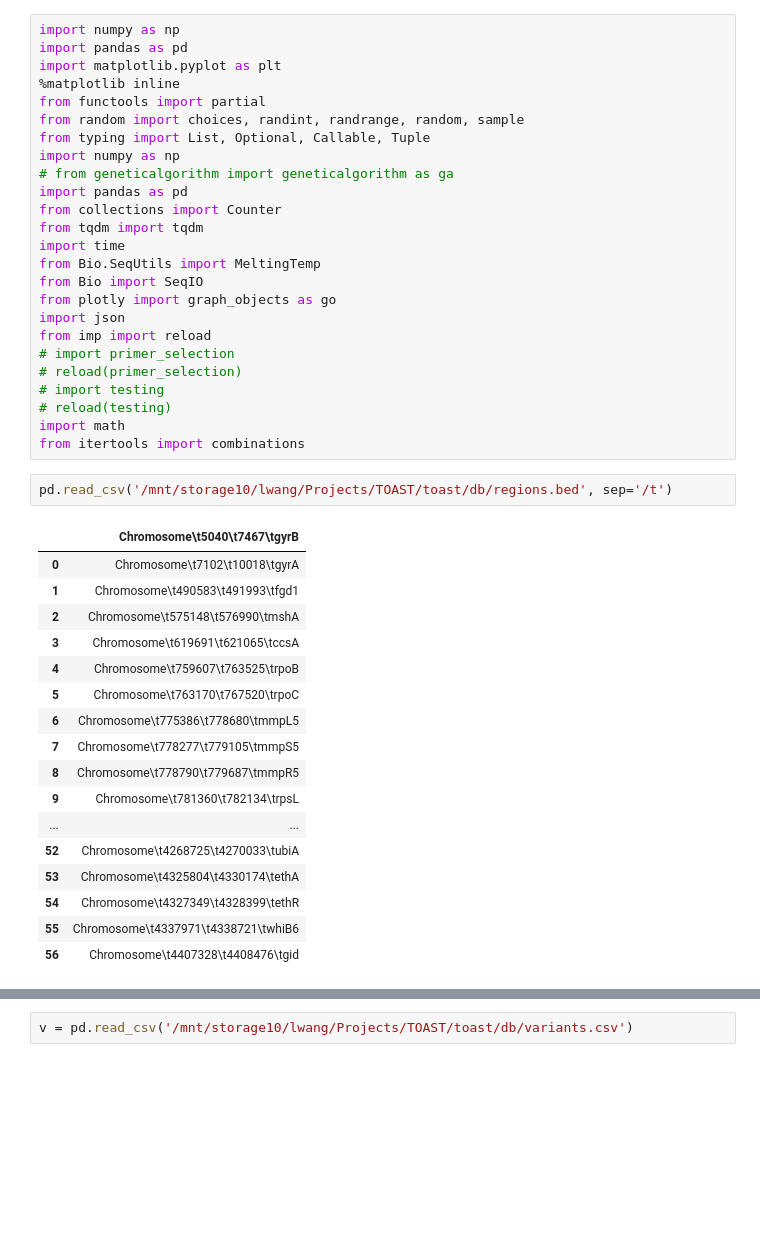
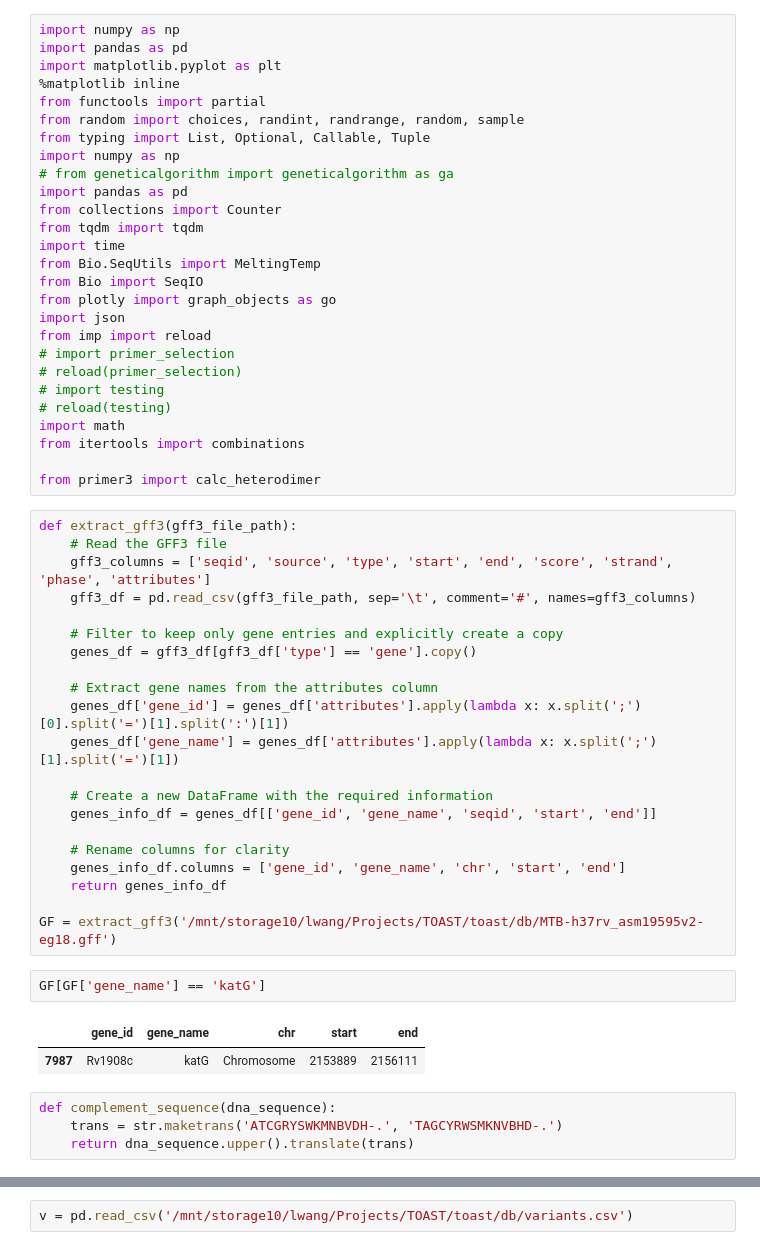
Before and after one commit to linfeng-wang/TOAST, a Jupyter notebook: cache/scratch.ipynb, the cells around one changed output, grey strips where cells are left out. Saved outputs shown, nothing was run; the diff lists cells and outputs as text; blank space fills up the shorter version.

```diff
--- a/cache/scratch.ipynb
+++ b/cache/scratch.ipynb
@@ -23,23 +23,35 @@ from imp import reload
 # reload(testing)
 import math
 from itertools import combinations
+
+from primer3 import calc_heterodimer
-# %%
-pd.read_csv('/mnt/storage10/lwang/Projects/TOAST/toast/db/regions.bed', sep='/t')
-# %% [output]
-|  | Chromosome\t5040\t7467\tgyrB |
-| 0 | Chromosome\t7102\t10018\tgyrA |
-| 1 | Chromosome\t490583\t491993\tfgd1 |
-| 2 | Chromosome\t575148\t576990\tmshA |
-| 3 | Chromosome\t619691\t621065\tccsA |
-| 4 | Chromosome\t759607\t763525\trpoB |
-| 5 | Chromosome\t763170\t767520\trpoC |
-| 6 | Chromosome\t775386\t778680\tmmpL5 |
-| 7 | Chromosome\t778277\t779105\tmmpS5 |
-| 8 | Chromosome\t778790\t779687\tmmpR5 |
-| 9 | Chromosome\t781360\t782134\trpsL |
-| ... | ... |
-| 52 | Chromosome\t4268725\t4270033\tubiA |
-| 53 | Chromosome\t4325804\t4330174\tethA |
-| 54 | Chromosome\t4327349\t4328399\tethR |
-| 55 | Chromosome\t4337971\t4338721\twhiB6 |
-| 56 | Chromosome\t4407328\t4408476\tgid |
+# %%
+def extract_gff3(gff3_file_path):
+    # Read the GFF3 file
+    gff3_columns = ['seqid', 'source', 'type', 'start', 'end', 'score', 'strand', 'phase', 'attributes']
+    gff3_df = pd.read_csv(gff3_file_path, sep='\t', comment='#', names=gff3_columns)
+
+    # Filter to keep only gene entries and explicitly create a copy
+    genes_df = gff3_df[gff3_df['type'] == 'gene'].copy()
+
+    # Extract gene names from the attributes column
+    genes_df['gene_id'] = genes_df['attributes'].apply(lambda x: x.split(';')[0].split('=')[1].split(':')[1])
+    genes_df['gene_name'] = genes_df['attributes'].apply(lambda x: x.split(';')[1].split('=')[1])
+
+    # Create a new DataFrame with the required information
+    genes_info_df = genes_df[['gene_id', 'gene_name', 'seqid', 'start', 'end']]
+
+    # Rename columns for clarity
+    genes_info_df.columns = ['gene_id', 'gene_name', 'chr', 'start', 'end']
+    return genes_info_df
+
+GF = extract_gff3('/mnt/storage10/lwang/Projects/TOAST/toast/db/MTB-h37rv_asm19595v2-eg18.gff')
+# %%
+GF[GF['gene_name'] == 'katG']
+# %% [output]
+|  | gene_id | gene_name | chr | start | end |
+| 7987 | Rv1908c | katG | Chromosome | 2153889 | 2156111 |
+# %%
+def complement_sequence(dna_sequence):
+    trans = str.maketrans('ATCGRYSWKMNBVDH-.', 'TAGCYRWSMKNVBHD-.')
+    return dna_sequence.upper().translate(trans)
```
Also changed, not shown: parts of 17 cells of this notebook, 33 other files.
